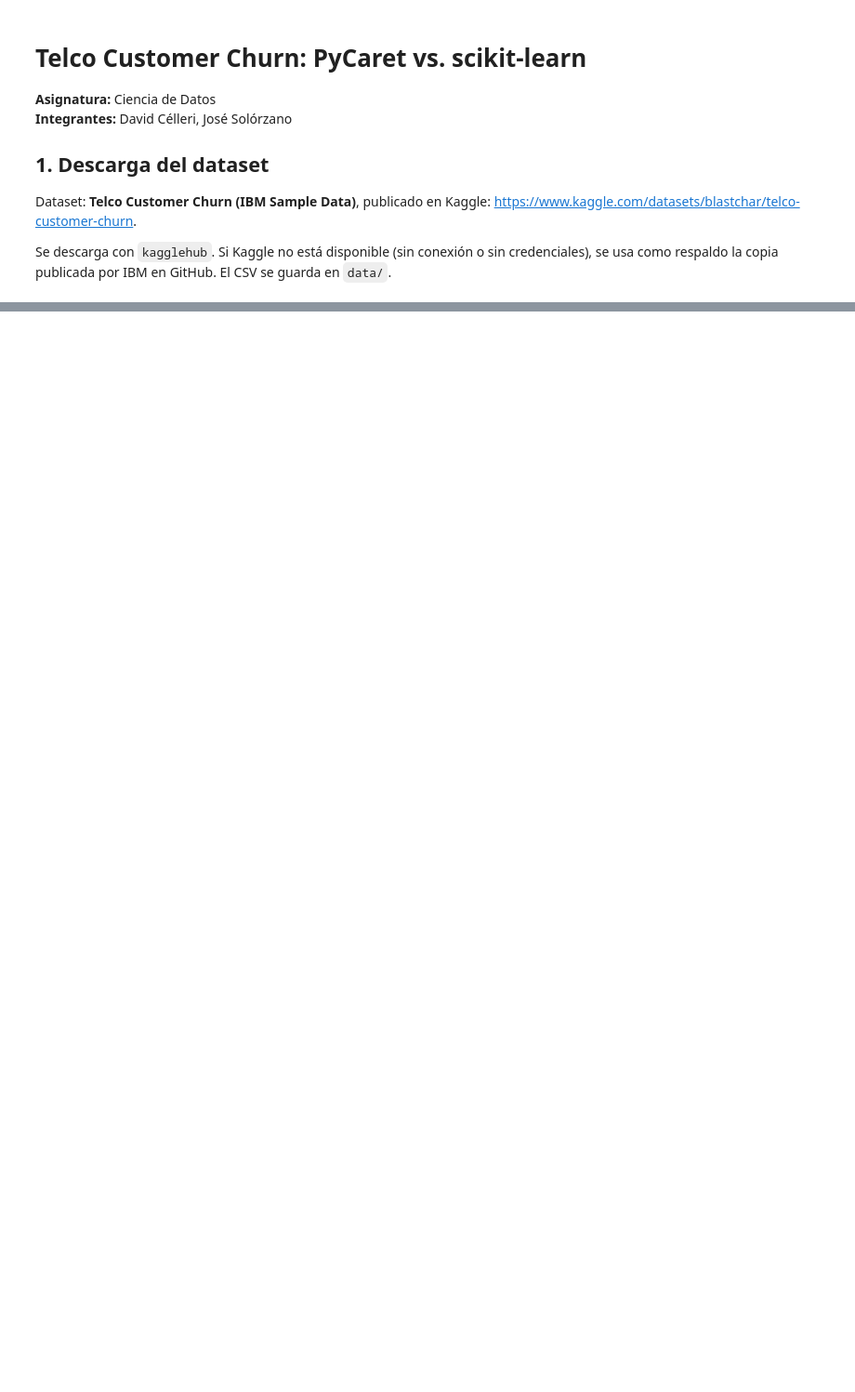
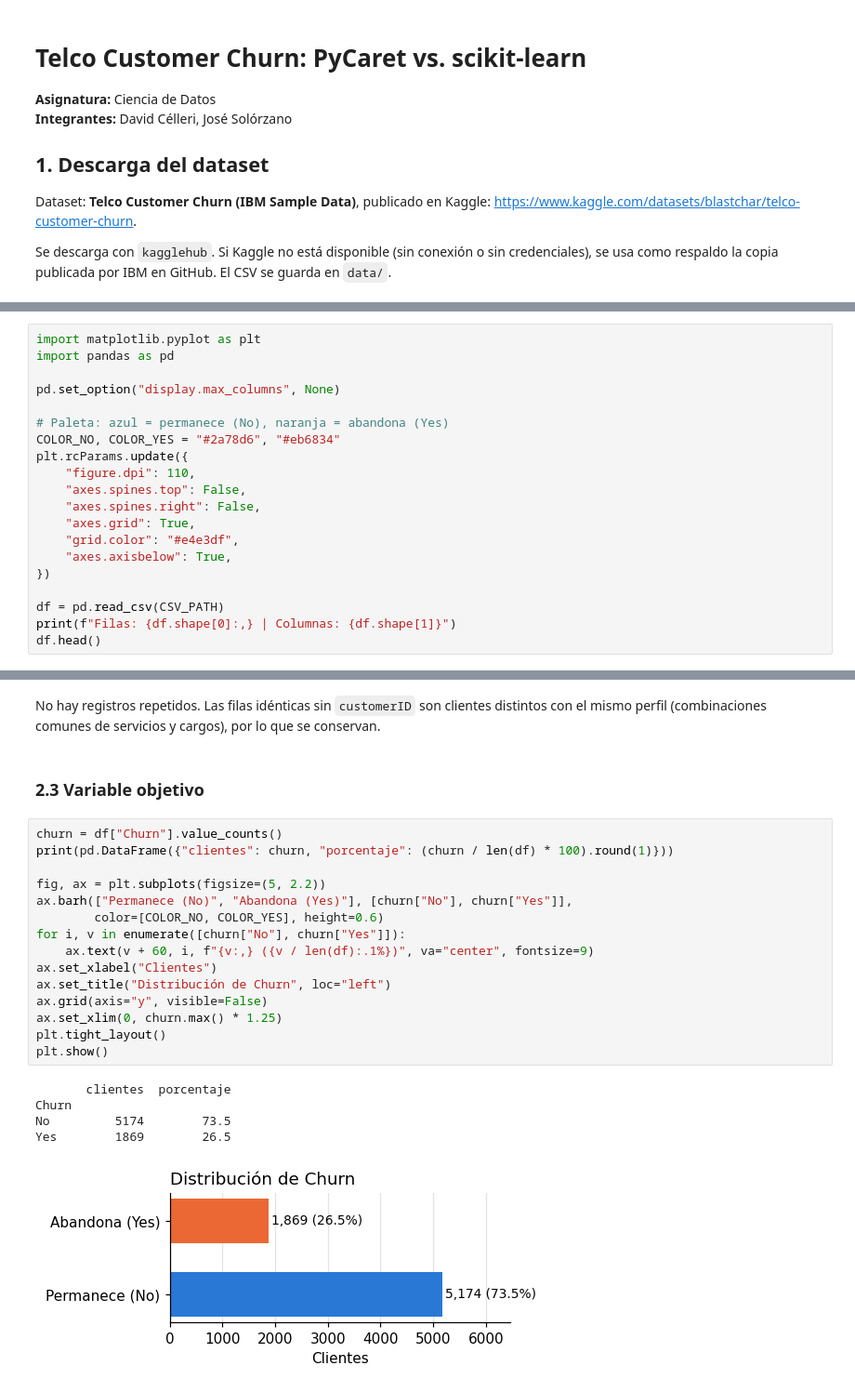
Before and after one commit to celleri-d/TrabajoPipeline3, a Jupyter notebook: pipeline_churn.ipynb, the cells around one changed output, grey strips where cells are left out. Shown at 93% size. Drawn from its saved outputs; the diff is of its cells as text; blank space fills up the shorter version.

```diff
--- a/pipeline_churn.ipynb
+++ b/pipeline_churn.ipynb
@@ -45,0 +56,20 @@ print(f"Tamaño: {CSV_PATH.stat().st_size / 1024:.1f} KB")
+# %%
+import matplotlib.pyplot as plt
+import pandas as pd
+
+pd.set_option("display.max_columns", None)
+
+# Paleta: azul = permanece (No), naranja = abandona (Yes)
+COLOR_NO, COLOR_YES = "#2a78d6", "#eb6834"
+plt.rcParams.update({
+    "figure.dpi": 110,
+    "axes.spines.top": False,
+    "axes.spines.right": False,
+    "axes.grid": True,
+    "grid.color": "#e4e3df",
+    "axes.axisbelow": True,
+})
+
+df = pd.read_csv(CSV_PATH)
+print(f"Filas: {df.shape[0]:,} | Columnas: {df.shape[1]}")
+df.head()
@@ -45,0 +150,26 @@ print(f"Tamaño: {CSV_PATH.stat().st_size / 1024:.1f} KB")
+# %% [markdown]
+No hay registros repetidos. Las filas idénticas sin `customerID` son clientes distintos con el
+mismo perfil (combinaciones comunes de servicios y cargos), por lo que se conservan.
+# %% [markdown]
+### 2.3 Variable objetivo
+# %%
+churn = df["Churn"].value_counts()
+print(pd.DataFrame({"clientes": churn, "porcentaje": (churn / len(df) * 100).round(1)}))
+
+fig, ax = plt.subplots(figsize=(5, 2.2))
+ax.barh(["Permanece (No)", "Abandona (Yes)"], [churn["No"], churn["Yes"]],
+        color=[COLOR_NO, COLOR_YES], height=0.6)
+for i, v in enumerate([churn["No"], churn["Yes"]]):
+    ax.text(v + 60, i, f"{v:,} ({v / len(df):.1%})", va="center", fontsize=9)
+ax.set_xlabel("Clientes")
+ax.set_title("Distribución de Churn", loc="left")
+ax.grid(axis="y", visible=False)
+ax.set_xlim(0, churn.max() * 1.25)
+plt.tight_layout()
+plt.show()
+# %% [output]
+       clientes  porcentaje
+Churn
+No         5174        73.5
+Yes        1869        26.5
+[figure, added]
```
Also changed, not shown: parts of 26 cells of this notebook, 2 other files.
